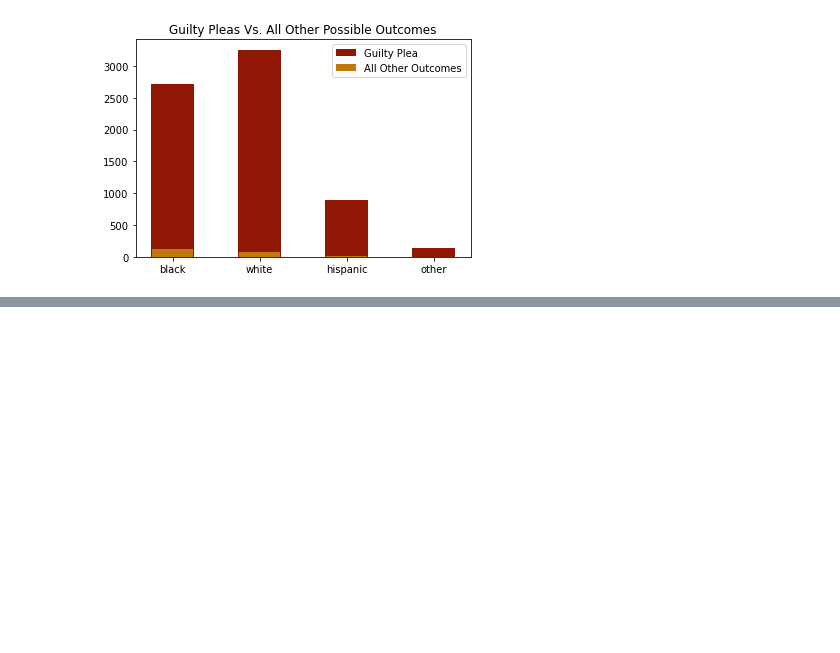
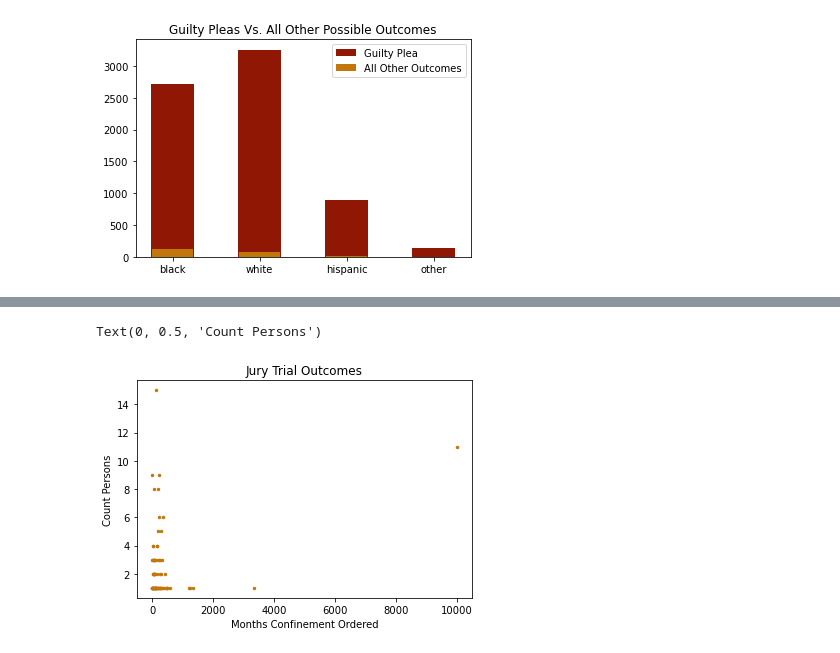
Before and after one commit to jenwhitson/sentencing_project, a Jupyter notebook: notebooks/individual_offender_eda.ipynb, the cells around one changed output, grey strips where cells are left out. Saved outputs shown, nothing was run; the diff lists cells and outputs as text; code cells hidden in the pictures; blank space fills up the shorter version.

```diff
--- a/notebooks/individual_offender_eda.ipynb
+++ b/notebooks/individual_offender_eda.ipynb
@@ -1602,0 +1623,10 @@ plt.legend()
+# %%
+jury_trials_df = jury_trials.value_counts('TOTPRISN').to_frame().reset_index()
+jury_trials_df.columns = ['TOTPRISN', 'count_jury_trials']
+plt.scatter(jury_trials_df.TOTPRISN, jury_trials_df.count_jury_trials, s = 6, color = '#C2770C')
+plt.title('Jury Trial Outcomes')
+plt.xlabel('Months Confinement Ordered')
+plt.ylabel('Count Persons')
+# %% [output]
+Text(0, 0.5, 'Count Persons')
+[figure, added]
```
Also changed, not shown: parts of 23 cells of this notebook.
